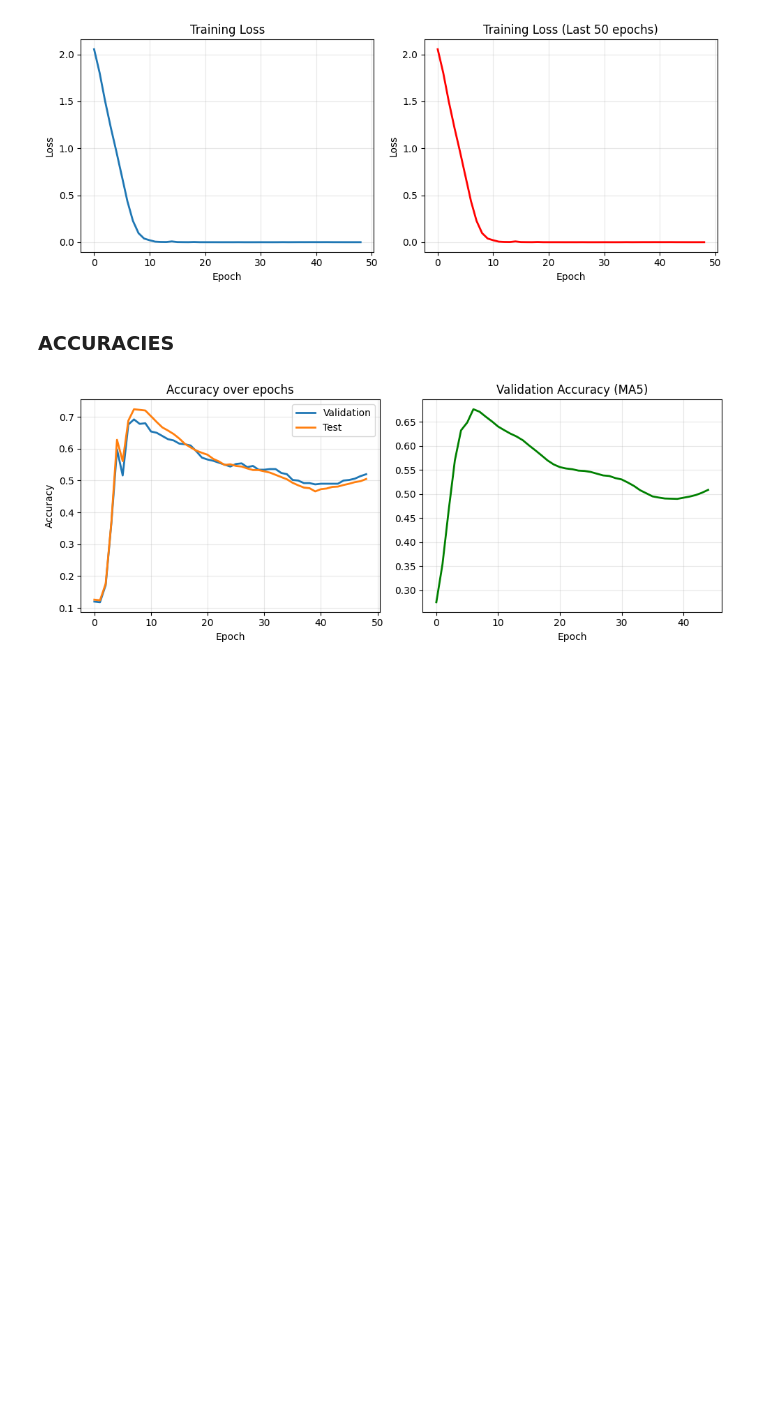
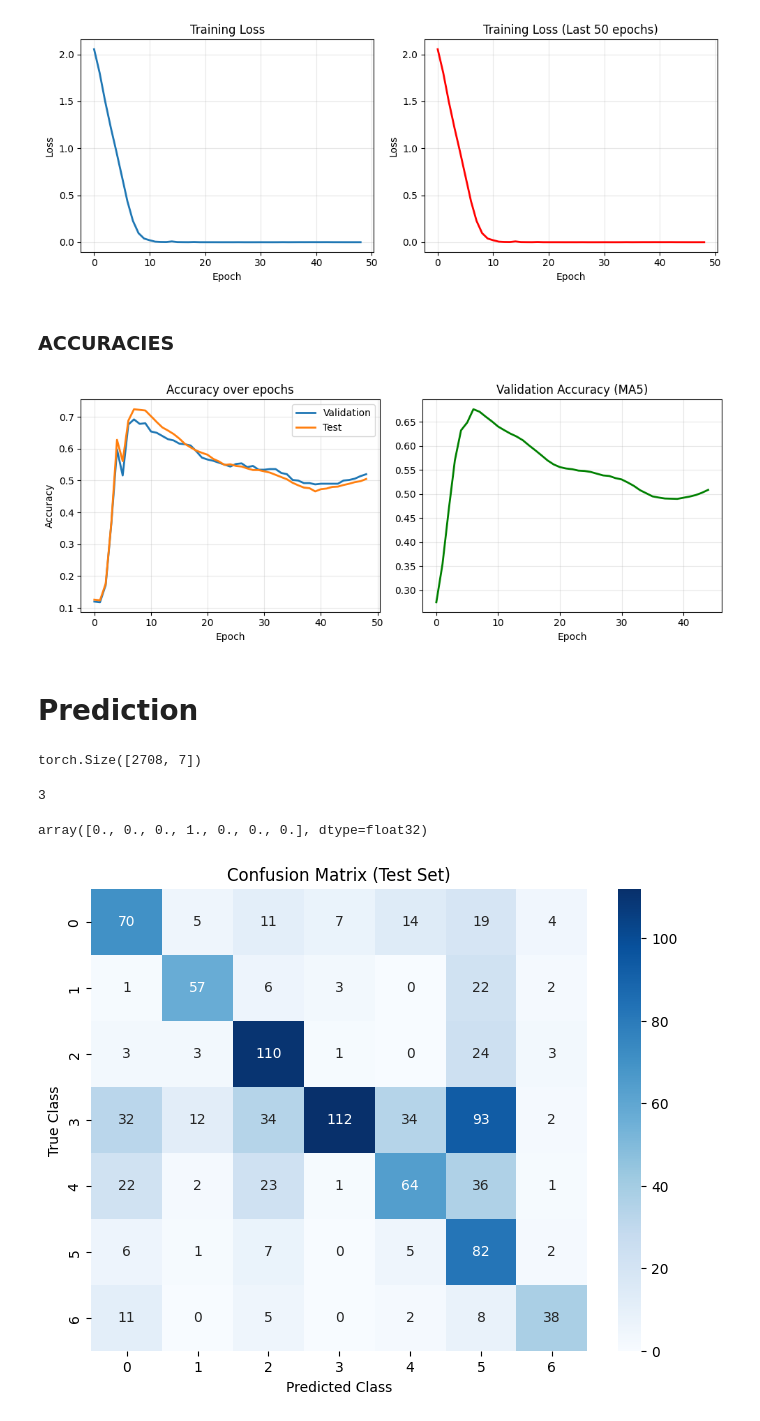
Before and after one commit to alivianay/graph-finals-gnn-messagepassing, a Jupyter notebook: main_notebook.ipynb, the cells around one changed output. Drawn from its saved outputs; the diff is of its cells as text; code cells hidden in the pictures; blank space fills up the shorter version.

```diff
--- a/main_notebook.ipynb
+++ b/main_notebook.ipynb
@@ -584,3 +639,37 @@ plt.tight_layout()
 plt.show()
 # %% [output]
 [figure]
+# %% [markdown]
+# Prediction
+# %%
+model.eval()
+with torch.no_grad():
+    predictions = model(data.x, data.edge_index)
+    pred_classes = predictions.argmax(dim=1)
+    pred_probs = torch.exp(predictions)
+# %%
+predictions.shape
+# %% [output]
+torch.Size([2708, 7])
+# %%
+pred_classes[0].item()
+# %% [output]
+3
+# %%
+pred_probs[0].cpu().numpy().round(3)
+# %% [output]
+array([0., 0., 0., 1., 0., 0., 0.], dtype=float32)
+# %%
+cm = confusion_matrix(
+    data.y[data.test_mask].cpu(),
+    pred_classes[data.test_mask].cpu()
+)
+
+plt.figure(figsize=(8, 6))
+sns.heatmap(cm, annot=True, fmt='d', cmap='Blues')
+plt.title('Confusion Matrix (Test Set)')
+plt.xlabel('Predicted Class')
+plt.ylabel('True Class')
+plt.show()
+# %% [output]
+[figure, added]
```
Also changed, not shown: parts of 12 cells of this notebook.
